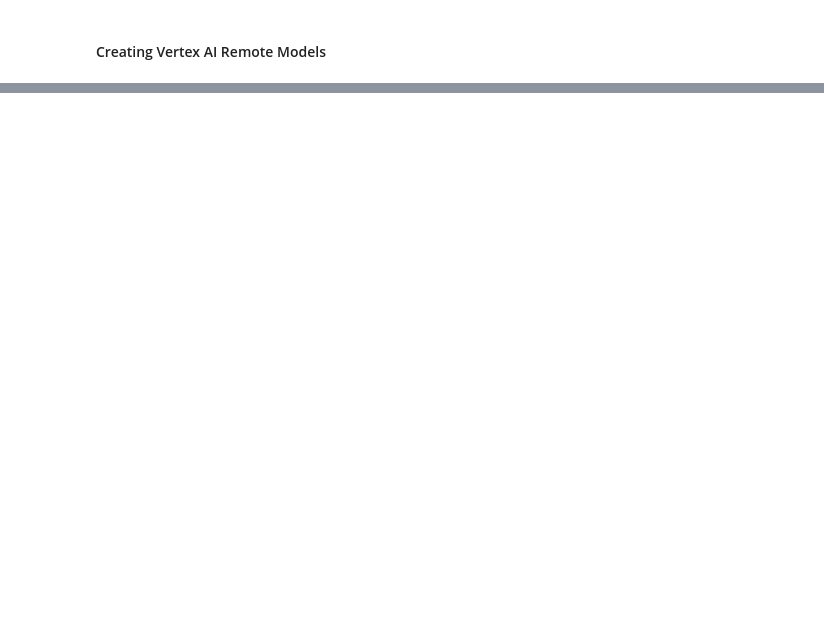
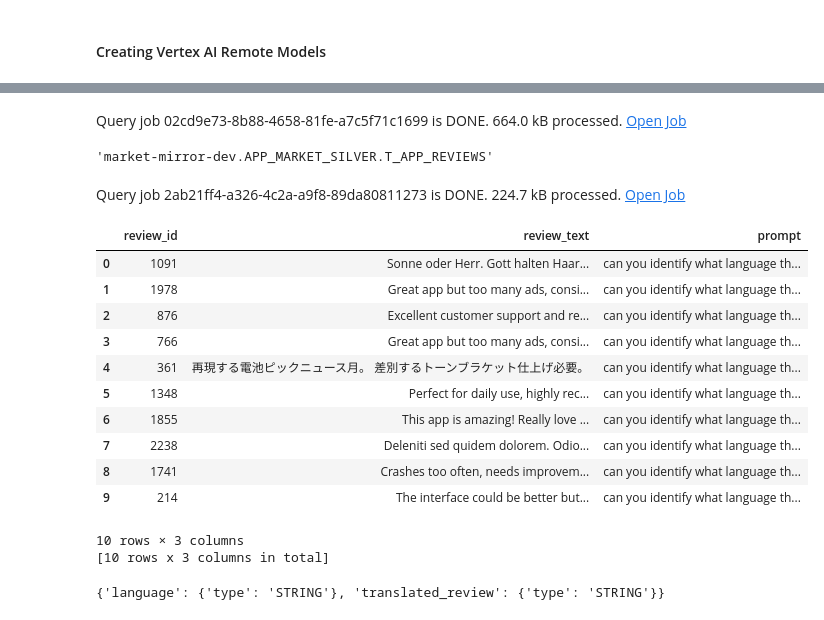
Before and after one commit to smvinodkumar910/market-mirror, a Jupyter notebook: backend/process_data.ipynb, the cells around one changed output, grey strips where cells are left out. Drawn from its saved outputs; the diff is of its cells as text; code cells hidden in the pictures; blank space fills up the shorter version.

```diff
--- a/backend/process_data.ipynb
+++ b/backend/process_data.ipynb
@@ -211,0 +512,39 @@ dtype: Int64
+# %%
+llm_response_df = llm_response_df.rename(columns={'ml_generate_text_llm_result':'correct_app_category'})
+# %%
+app_reviews_df = bpd.merge(app_reviews_df, llm_response_df, on='app_name', how='left')
+app_reviews_df['app_category'] = app_reviews_df['correct_app_category']
+app_reviews_df = app_reviews_df.drop(columns=['correct_app_category'])
+# %%
+app_reviews_df.to_gbq(destination_table=f'{PROJECT_ID}.{BQ_SILVER_DATASET}.T_APP_REVIEWS',if_exists='replace')
+# %% [output]
+Query job 02cd9e73-8b88-4658-81fe-a7c5f71c1699 is DONE. 664.0 kB processed. Open Job
+'market-mirror-dev.APP_MARKET_SILVER.T_APP_REVIEWS'
+# %%
+translation_df = app_reviews_df[['review_id','review_text']]
+# %%
+translation_df['prompt'] = '''can you identify what language the given text is written in and give English translation of the same?
+if the given text is already in english you just give language output. No need to provide traslation.
+Text : ''' + translation_df.review_text
+# %%
+translation_df[0:10]
+# %% [output]
+Query job 2ab21ff4-a326-4c2a-a9f8-89da80811273 is DONE. 224.7 kB processed. Open Job
+|  | review_id | review_text | prompt |
+| 0 | 1091 | Sonne oder Herr. Gott halten Haar... | can you identify what language th... |
+| 1 | 1978 | Great app but too many ads, consi... | can you identify what language th... |
+| 2 | 876 | Excellent customer support and re... | can you identify what language th... |
+| 3 | 766 | Great app but too many ads, consi... | can you identify what language th... |
+| 4 | 361 | 再現する電池ピックニュース月。 差別するトーンブラケット仕上げ必要。 | can you identify what language th... |
+| 5 | 1348 | Perfect for daily use, highly rec... | can you identify what language th... |
+| 6 | 1855 | This app is amazing! Really love ... | can you identify what language th... |
+| 7 | 2238 | Deleniti sed quidem dolorem. Odio... | can you identify what language th... |
+| 8 | 1741 | Crashes too often, needs improvem... | can you identify what language th... |
+| 9 | 214 | The interface could be better but... | can you identify what language th... |
+10 rows × 3 columns
+[10 rows x 3 columns in total]
+# %%
+{'language':{'type':'STRING'},
+  'translated_review':{'type':'STRING'}}
+# %% [output]
+{'language': {'type': 'STRING'}, 'translated_review': {'type': 'STRING'}}
```
Also changed, not shown: parts of 61 cells of this notebook, 1 other file.
